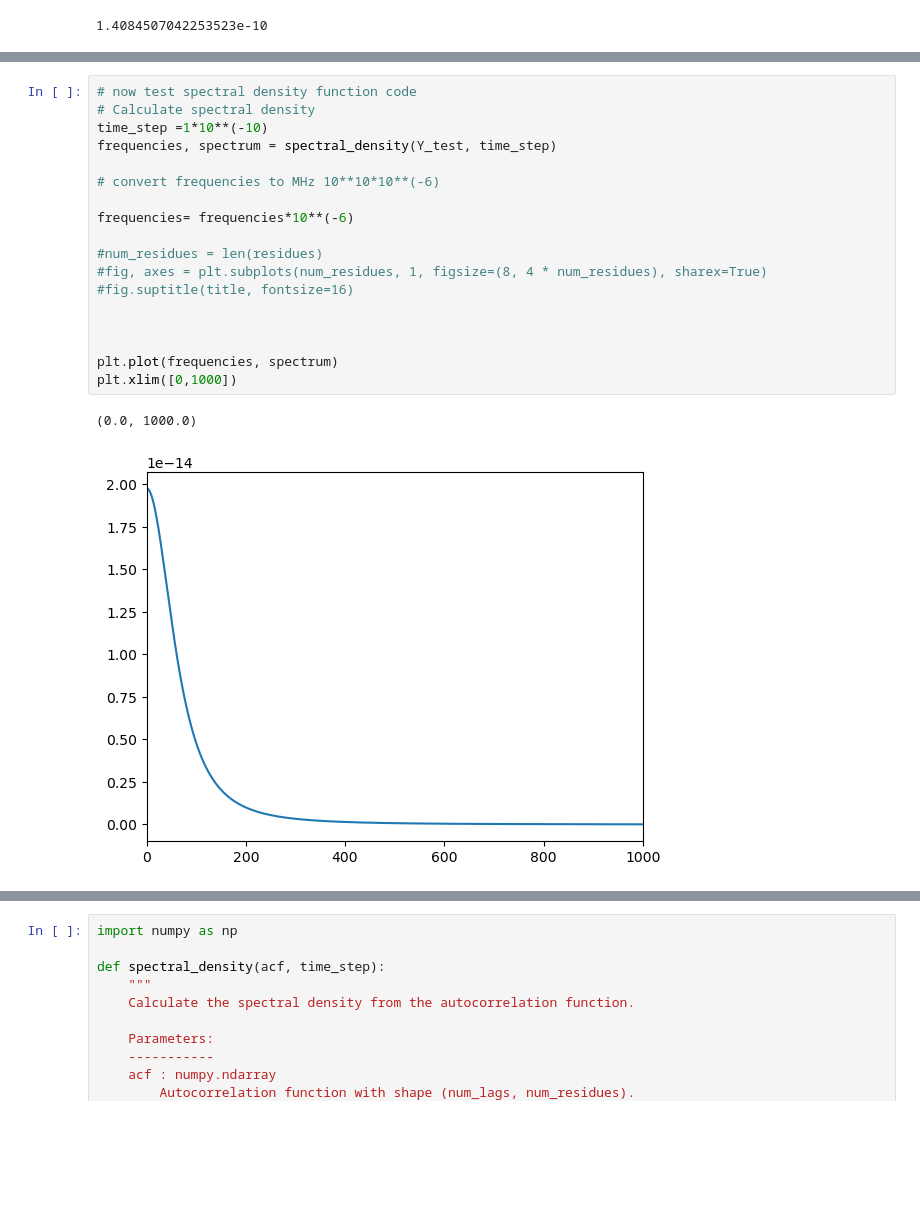
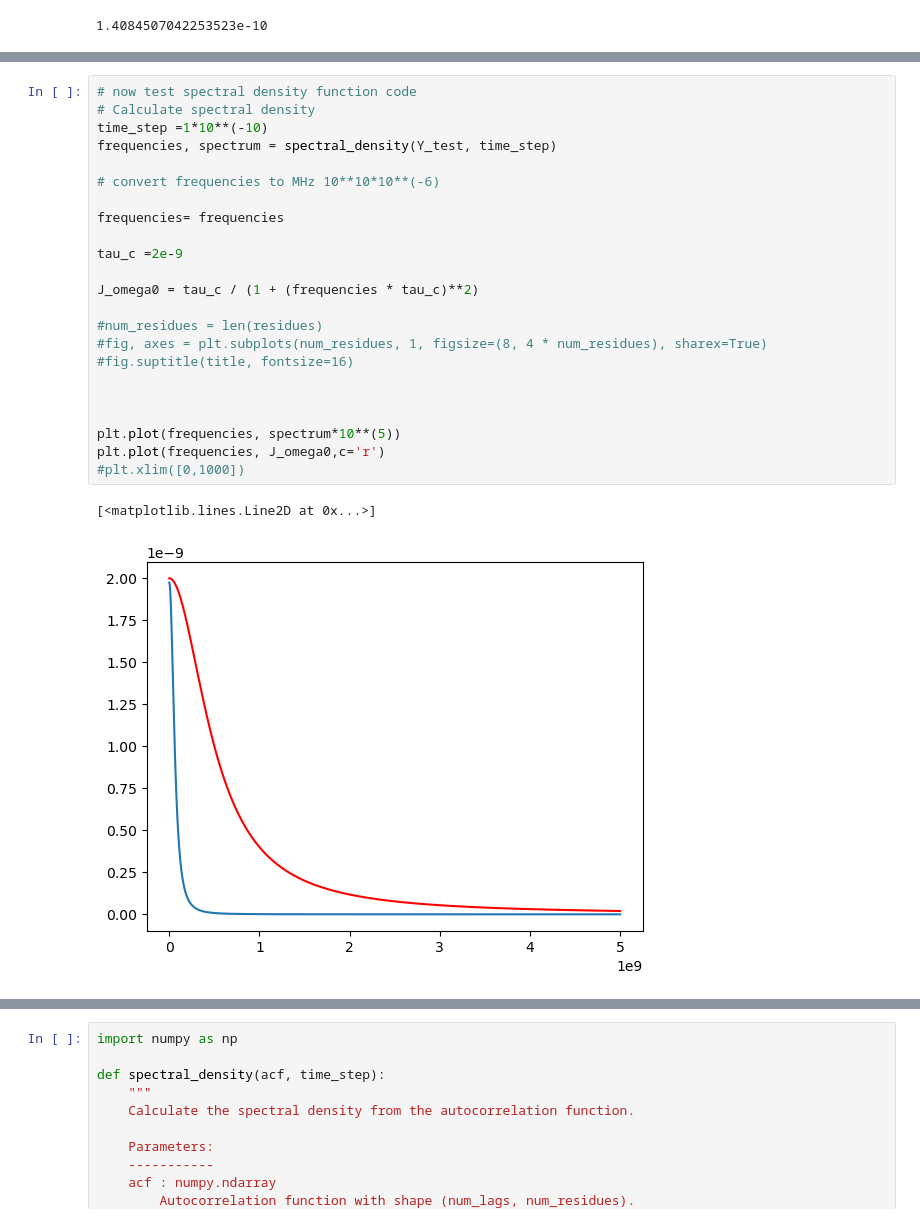
Before and after one commit to Xyunyao/KChannel_torsion_angle, a Jupyter notebook: NMR_t1_estimation.ipynb, the cells around one changed output, grey strips where cells are left out. Drawn from its saved outputs; the diff is of its cells as text; blank space fills up the shorter version.

```diff
--- a/NMR_t1_estimation.ipynb
+++ b/NMR_t1_estimation.ipynb
@@ -1263,21 +1264,26 @@ plt.plot(t[:500], Y_test[:500])
 # %%
 # now test spectral density function code
 # Calculate spectral density
 time_step =1*10**(-10)
 frequencies, spectrum = spectral_density(Y_test, time_step)
 
 # convert frequencies to MHz 10**10*10**(-6)
 
-frequencies= frequencies*10**(-6)
+frequencies= frequencies
+
+tau_c =2e-9
+
+J_omega0 = tau_c / (1 + (frequencies * tau_c)**2)
 
 #num_residues = len(residues)
 #fig, axes = plt.subplots(num_residues, 1, figsize=(8, 4 * num_residues), sharex=True)
 #fig.suptitle(title, fontsize=16)
 
 
 
-plt.plot(frequencies, spectrum)
-plt.xlim([0,1000])
+plt.plot(frequencies, spectrum*10**(5))
+plt.plot(frequencies, J_omega0,c='r')
+#plt.xlim([0,1000])
 # %% [output]
-(0.0, 1000.0)
+[<matplotlib.lines.Line2D at 0x...>]
-[figure, old version]
+[figure, new version]
```
Also changed, not shown: parts of 5 cells of this notebook.
